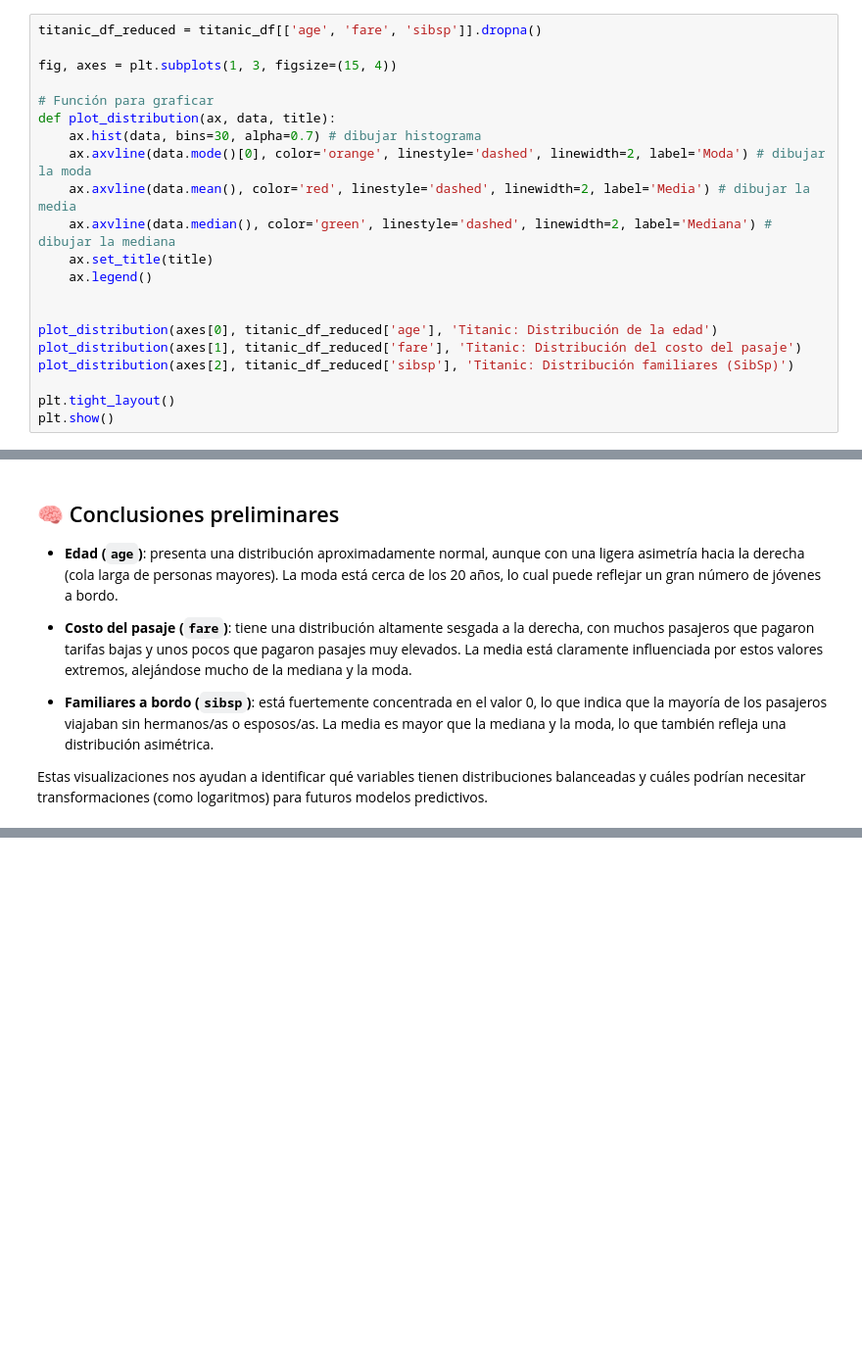
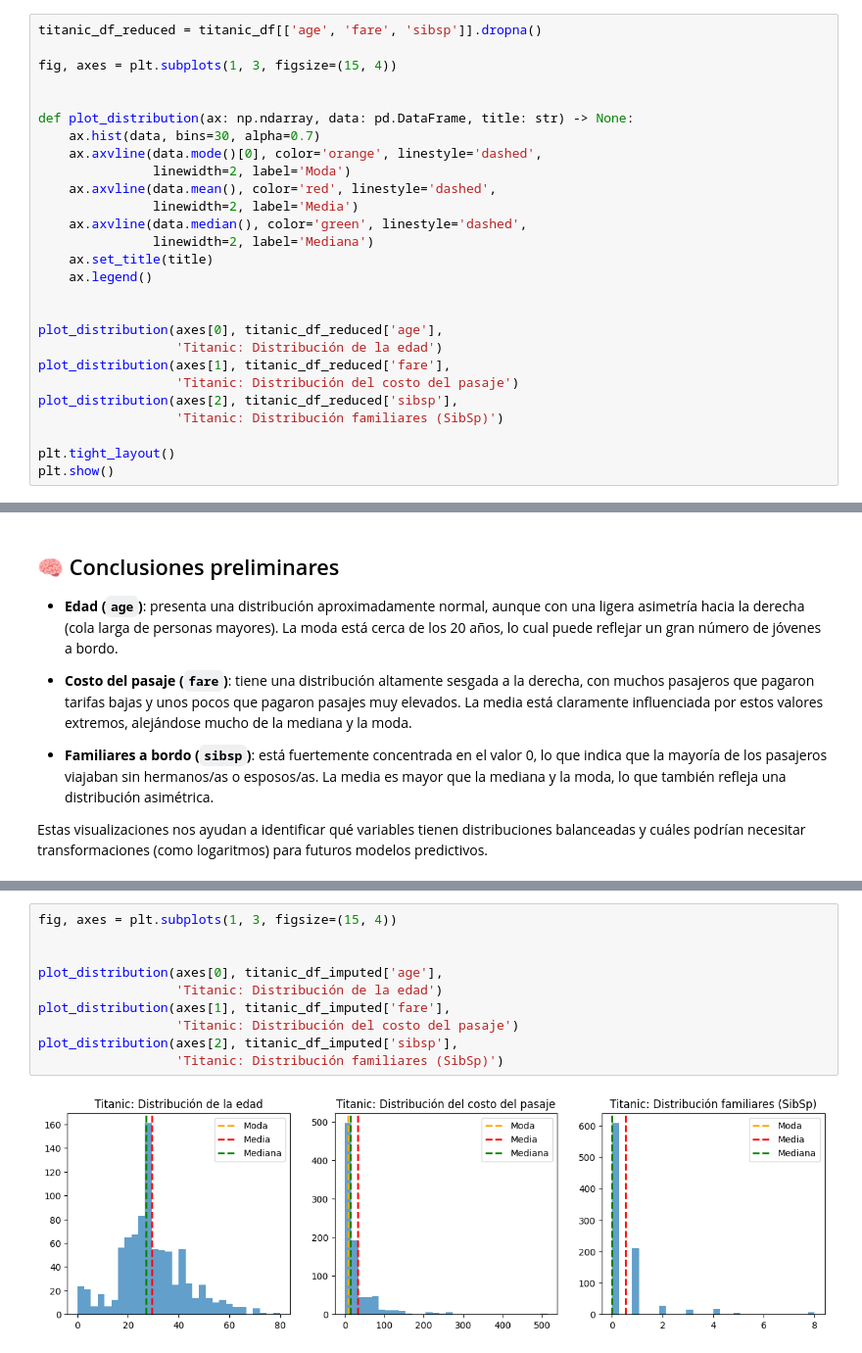
Before and after one commit to jFet1/Proyectos_personales, a Jupyter notebook: Proyecto 1 EDA de un Dataset Público/EDA_titanic.ipynb, the cells around one changed output, grey strips where cells are left out. Shown at 98% size. Cells and saved outputs as stored; diff of their text form; blank space fills up the shorter version.

```diff
--- a/Proyecto 1 EDA de un Dataset Público/EDA_titanic.ipynb
+++ b/Proyecto 1 EDA de un Dataset Público/EDA_titanic.ipynb
@@ -59,19 +55,25 @@ titanic_df_reduced = titanic_df[['age', 'fare', 'sibsp']].dropna()
 
 fig, axes = plt.subplots(1, 3, figsize=(15, 4))
 
-# Función para graficar
-def plot_distribution(ax, data, title):
-    ax.hist(data, bins=30, alpha=0.7) # dibujar histograma
-    ax.axvline(data.mode()[0], color='orange', linestyle='dashed', linewidth=2, label='Moda') # dibujar la moda
-    ax.axvline(data.mean(), color='red', linestyle='dashed', linewidth=2, label='Media') # dibujar la media
-    ax.axvline(data.median(), color='green', linestyle='dashed', linewidth=2, label='Mediana') # dibujar la mediana
+
+def plot_distribution(ax: np.ndarray, data: pd.DataFrame, title: str) -> None:
+    ax.hist(data, bins=30, alpha=0.7)
+    ax.axvline(data.mode()[0], color='orange', linestyle='dashed',
+               linewidth=2, label='Moda')
+    ax.axvline(data.mean(), color='red', linestyle='dashed',
+               linewidth=2, label='Media')
+    ax.axvline(data.median(), color='green', linestyle='dashed',
+               linewidth=2, label='Mediana')
     ax.set_title(title)
     ax.legend()
 
 
-plot_distribution(axes[0], titanic_df_reduced['age'], 'Titanic: Distribución de la edad')
-plot_distribution(axes[1], titanic_df_reduced['fare'], 'Titanic: Distribución del costo del pasaje')
-plot_distribution(axes[2], titanic_df_reduced['sibsp'], 'Titanic: Distribución familiares (SibSp)')
+plot_distribution(axes[0], titanic_df_reduced['age'],
+                  'Titanic: Distribución de la edad')
+plot_distribution(axes[1], titanic_df_reduced['fare'],
+                  'Titanic: Distribución del costo del pasaje')
+plot_distribution(axes[2], titanic_df_reduced['sibsp'],
+                  'Titanic: Distribución familiares (SibSp)')
 
 plt.tight_layout()
 plt.show()
@@ -89,0 +212,12 @@ Estas visualizaciones nos ayudan a identificar qué variables tienen distribucio
+# %%
+fig, axes = plt.subplots(1, 3, figsize=(15, 4))
+
+
+plot_distribution(axes[0], titanic_df_imputed['age'],
+                  'Titanic: Distribución de la edad')
+plot_distribution(axes[1], titanic_df_imputed['fare'],
+                  'Titanic: Distribución del costo del pasaje')
+plot_distribution(axes[2], titanic_df_imputed['sibsp'],
+                  'Titanic: Distribución familiares (SibSp)')
+# %% [output]
+[figure, added]
```
Also changed, not shown: parts of 8 cells of this notebook.
